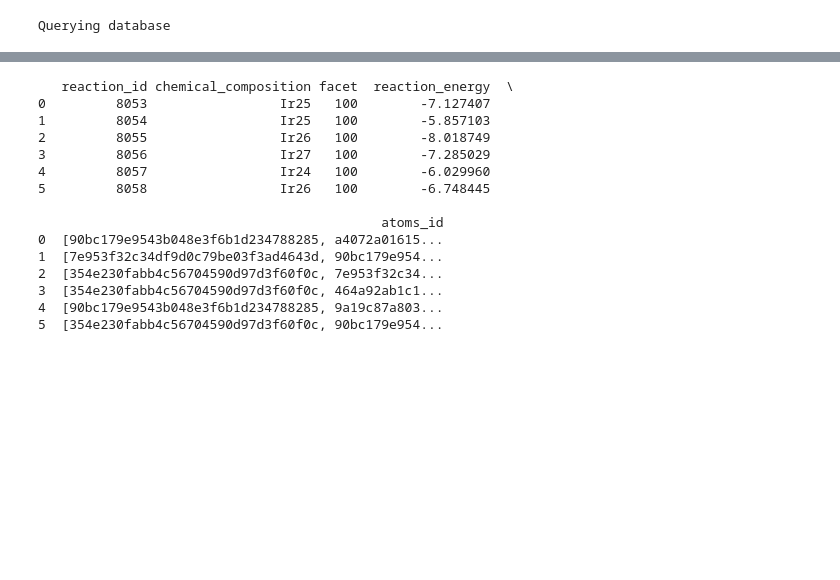
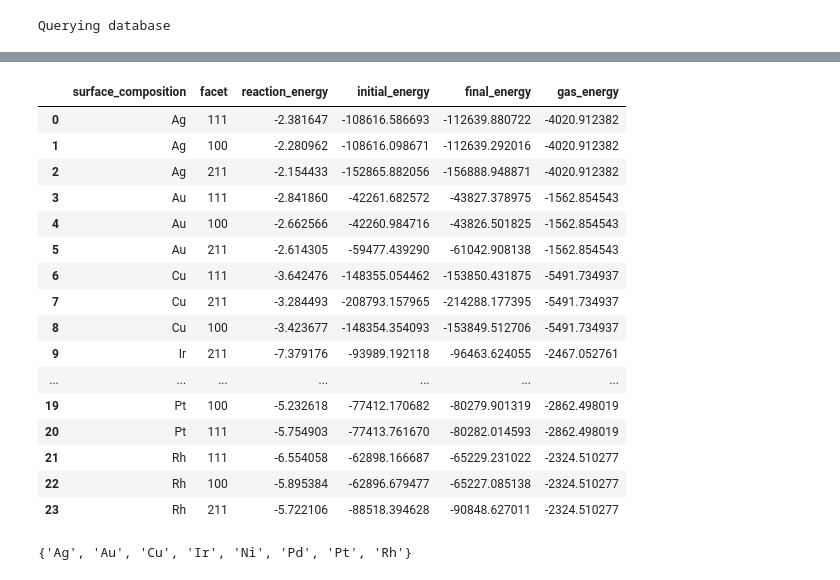
Before and after one commit to jhyeonjung97/orange, a Jupyter notebook: cathub-example.ipynb, the cells around one changed output, grey strips where cells are left out. Drawn from its saved outputs; the diff is of its cells as text; code cells hidden in the pictures; blank space fills up the shorter version.

```diff
--- a/cathub-example.ipynb
+++ b/cathub-example.ipynb
@@ -37,19 +154,63 @@ print(dataframe)
+# %%
+def id_to_energy(atoms_id):
+    return  db.get_atoms_for_id(atoms_id=atoms_id)[0].get_total_energy()
+
+df['initial_energy'] = df['initial_atoms'].apply(id_to_energy)
+df['final_energy'] = df['final_atoms'].apply(id_to_energy)
+df['gas_energy'] = df['gas_atoms'].apply(id_to_energy)
+
+df = df.drop(['initial_atoms', 'final_atoms', 'gas_atoms'], axis=1)
+df
+# %% [output]
+|  | surface_composition | facet | reaction_energy | initial_energy | final_energy | gas_energy |
+| 0 | Ag | 111 | -2.381647 | -108616.586693 | -112639.880722 | -4020.912382 |
+| 1 | Ag | 100 | -2.280962 | -108616.098671 | -112639.292016 | -4020.912382 |
+| 2 | Ag | 211 | -2.154433 | -152865.882056 | -156888.948871 | -4020.912382 |
+| 3 | Au | 111 | -2.841860 | -42261.682572 | -43827.378975 | -1562.854543 |
+| 4 | Au | 100 | -2.662566 | -42260.984716 | -43826.501825 | -1562.854543 |
+| 5 | Au | 211 | -2.614305 | -59477.439290 | -61042.908138 | -1562.854543 |
+| 6 | Cu | 111 | -3.642476 | -148355.054462 | -153850.431875 | -5491.734937 |
+| 7 | Cu | 211 | -3.284493 | -208793.157965 | -214288.177395 | -5491.734937 |
+| 8 | Cu | 100 | -3.423677 | -148354.354093 | -153849.512706 | -5491.734937 |
+| 9 | Ir | 211 | -7.379176 | -93989.192118 | -96463.624055 | -2467.052761 |
+| ... | ... | ... | ... | ... | ... | ... |
+| 19 | Pt | 100 | -5.232618 | -77412.170682 | -80279.901319 | -2862.498019 |
+| 20 | Pt | 111 | -5.754903 | -77413.761670 | -80282.014593 | -2862.498019 |
+| 21 | Rh | 111 | -6.554058 | -62898.166687 | -65229.231022 | -2324.510277 |
+| 22 | Rh | 100 | -5.895384 | -62896.679477 | -65227.085138 | -2324.510277 |
+| 23 | Rh | 211 | -5.722106 | -88518.394628 | -90848.627011 | -2324.510277 |
+# %%
+elements = set(df.surface_composition.tolist())
+elements
+# %% [output]
+{'Ag', 'Au', 'Cu', 'Ir', 'Ni', 'Pd', 'Pt', 'Rh'}
 # %%
-df = dataframe[['reaction_id', 'chemical_composition', 'facet', 'reaction_energy' ,'atoms_id']]
-print(df)
+import pandas as pd
+# # cathub reaction: * + M(g) -> *M
+# # dissolution reaction: * -> *M_vac + M^n+(aq) + ne-
+# #     can be expressed: *M -> * + M^n+(aq) + ne-
+
+# # standard reduction potential (U_0)
+# # E_M(s) = E_M^n+(aq) - neU_0
+# potential_df = pd.DataFrame({'metal': ['Ag', 'Au', 'Cu', 'Ir', 'Ni', 'Pd', 'Pt', 'Rh'],
+#                              'ion': ['Ag+', 'Au+', 'Cu2+', 'Ir3+', 'Ni2+', 'Pd2+', 'Pt2+', 'Rh3+'],
+#                              'potential': [0.80, 1.69, 0.34, 1.16, -0.23, 0.92, 1.18, 0.76]
+#                             })
+
+# def calculate_electron(ion):
+#     electron = ion[2:].rstrip('+')
+#     if electron:
+#         return electron
+#     else:
+#         return 1
+
+# potential_df['electron'] = potential_df['ion'].apply(calculate_electron)
+# print(potential_df)
+
+# # E_M(s) = E_M^n+(aq) - neU
+# # cathub reaction energy: dE_cathub = { E_*M } - { E_* + E_M(g) }
+# # dissolution energy: dE_diss = { E_* + E_M^n+(aq) - neU } - { E_*M }
+# #                             = [ E_M^n+(aq) - neU - E_M(g) ] - [ { E_*M } - { E_* + E_M(g) } ]
+# #                             = [ E_M^n+(aq) - neU - E_M(g) ] - dE_cathub
+# #                             = [ E_M(s) - E_M(g) ] - ne{ U - U_0 } - dE_cathub
+# # dissolution potential: U_diss = [ E_M(s) - E_M(g) - dE_cathub ]/ne + U_0
-# %% [output]
-   reaction_id chemical_composition facet  reaction_energy  \
-0         8053                 Ir25   100        -7.127407
-1         8054                 Ir25   100        -5.857103
-2         8055                 Ir26   100        -8.018749
-3         8056                 Ir27   100        -7.285029
-4         8057                 Ir24   100        -6.029960
-5         8058                 Ir26   100        -6.748445
-
-                                            atoms_id
-0  [90bc179e9543b048e3f6b1d234788285, a4072a01615...
-1  [7e953f32c34df9d0c79be03f3ad4643d, 90bc179e954...
-2  [354e230fabb4c56704590d97d3f60f0c, 7e953f32c34...
-3  [354e230fabb4c56704590d97d3f60f0c, 464a92ab1c1...
-4  [90bc179e9543b048e3f6b1d234788285, 9a19c87a803...
-5  [354e230fabb4c56704590d97d3f60f0c, 90bc179e954...
```
Also changed, not shown: parts of 23 cells of this notebook, 2 other files.
